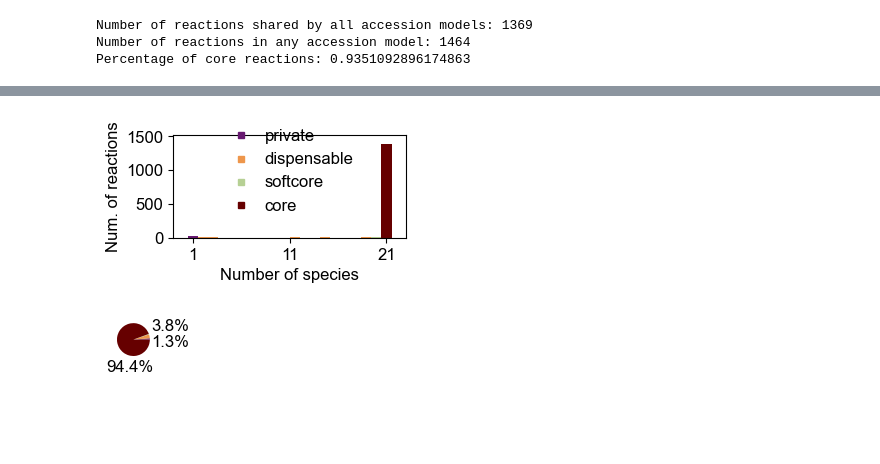
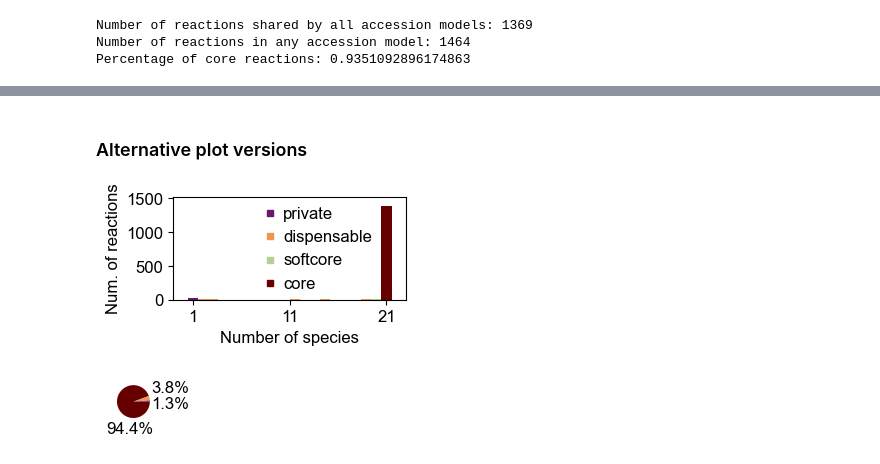
Before and after one commit to emilpaulitz/PCM, a Jupyter notebook: Code/accSpecPCM/araAccs.ipynb, the cells around one changed output, grey strips where cells are left out. Cells and saved outputs as stored; diff of their text form; code cells hidden in the pictures; blank space fills up the shorter version.

Commit message:
Update plots about accession-specific PCM

```diff
--- a/Code/accSpecPCM/araAccs.ipynb
+++ b/Code/accSpecPCM/araAccs.ipynb
@@ -349,44 +416,40 @@ Percentage of core reactions: 0.9351092896174863
+# %% [markdown]
+### Alternative plot versions
 # %%
 fig, ax = plt.subplots(figsize=figsize)
 
 range_per_plot = 30
 
-# get data (in rxn_pav, the first bin is 0 because some rxns are in no model; this cannot happen with genes)
-counts, bins = np.histogram(rxn_pav.mean() * rxn_pav.shape[0], bins = rxn_pav.sum().nunique())
-# exclude that bin because it makes no sense in this framework)
-counts = counts[1:]
 bins = bins[1:]
 poss = np.linspace(1, bins[-1], len(bins) - 1)
-heights = counts
-breakpoint_mid = int(np.ceil(len(counts) * 0.9))
 upper_limit1 = counts.max() * 1.1
 
 # plot each subplot
 box1 = ax.bar(poss[0], heights[0], width=poss[1]-poss[0], color=colors[0], label='private')
 box2 = ax.bar(poss[1:breakpoint_mid], heights[1:breakpoint_mid], width=poss[1]-poss[0], color=colors[1], label='dispensable')
 box3 = ax.bar(poss[breakpoint_mid:-1], heights[breakpoint_mid:-1], width=poss[1]-poss[0], color=colors[2], label='softcore')
 box4 = ax.bar(poss[-1:], heights[-1:], width=poss[1]-poss[0], color=colors[3], label='core')
 draw_legend = True
 if draw_legend:
-    ax.legend(bbox_to_anchor=(0.84, 0.09), frameon=False,
+    ax.legend(bbox_to_anchor=(0.6, 0.5), loc='center', frameon=False,
             handles = [mpl.lines.Line2D([], [], marker = 's', linewidth=0, markersize = 4,
                                         color=colors[i])#box.get_children()[0].get_facecolor())
                                         for i, box in enumerate([box1, box2, box3, box4])],
             labels=[box.get_label() for box in [box1, box2, box3, box4]],
-            handletextpad = 0.4, handleheight = 0.4)
+            handletextpad = -0.2, handleheight = 0.4)
 ax.set_ylim(0, upper_limit1)
 ax.set_xlabel('Number of species')
 ax.set_ylabel('Num. of reactions')
 ax.set_yticks([500 * (i) for i in range(4)])
 xlim = ax.get_xlim()
 ax.set_xticks(ax.get_xticks() + 1)
 ax.set_xlim(poss[0] - 2, poss[-1] + 2)
 
 # output plot
 plt.savefig(figdir + 'panreactome_accs_hist.png', transparent=True, dpi=300, bbox_inches='tight')
 plt.show()
 # %% [output]
-[figure, old version]
+[figure, new version]
 # %%
 # pie chart
 plt.figure(figsize = [val/2.5 for val in figsize])
```
Also changed, not shown: parts of 6 cells of this notebook, 4 other files.
